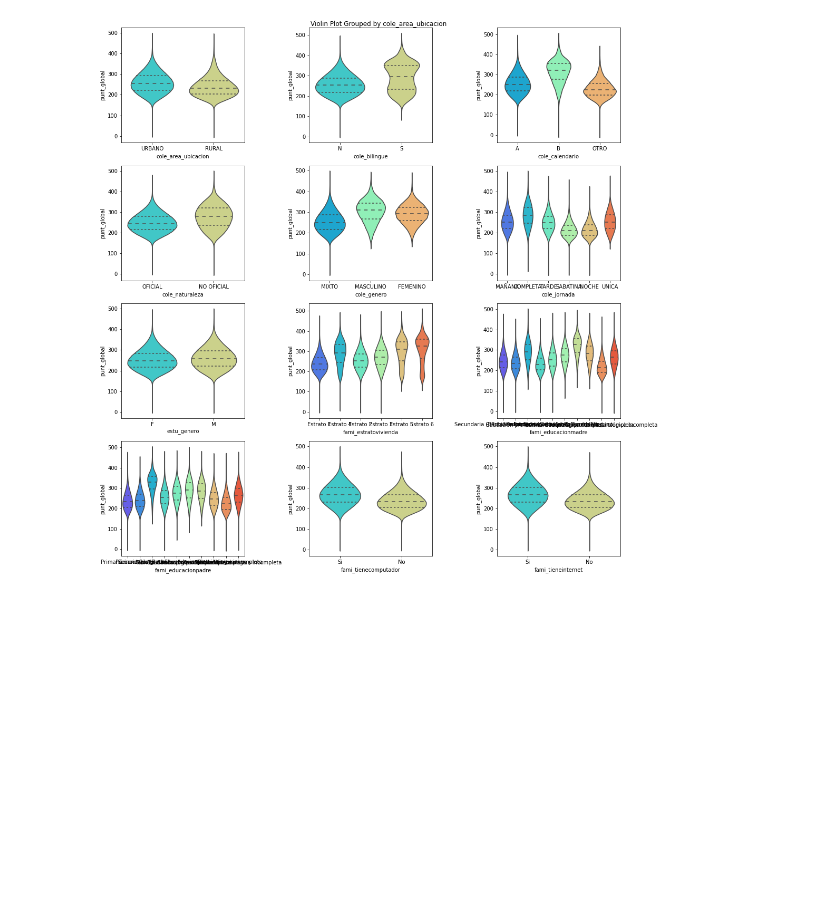
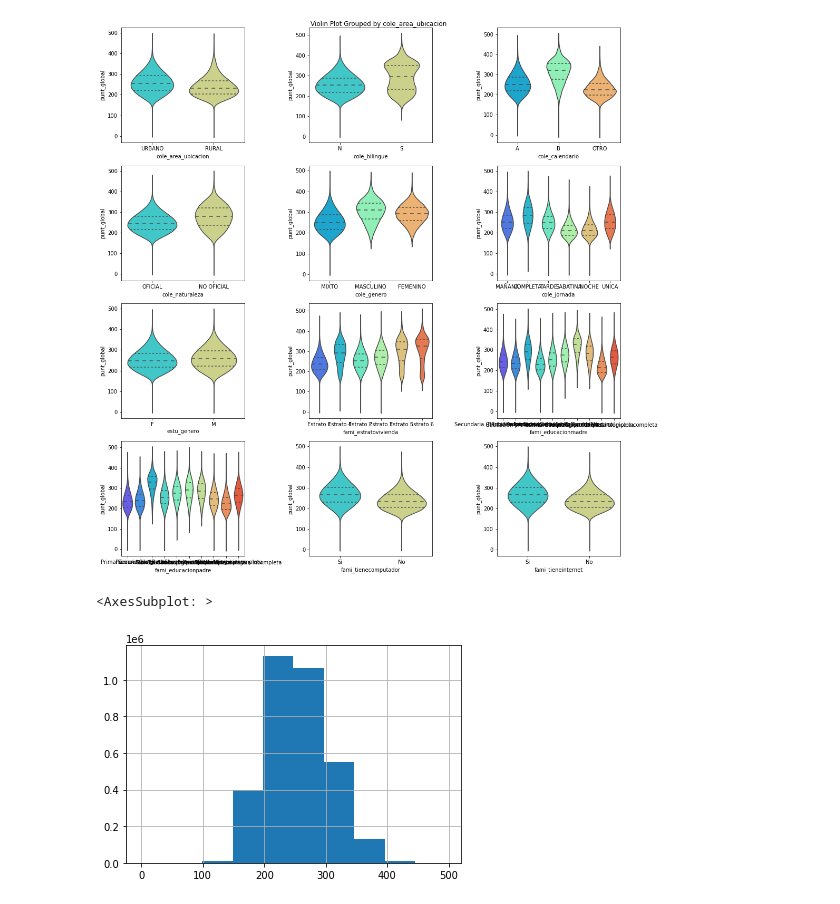
Before and after one commit to AnaliticaComputacional-2023-10/Proyecto3, a Jupyter notebook: Soportes/EDA.ipynb, the cells around one changed output. Cells and saved outputs as stored; diff of their text form; code cells hidden in the pictures; blank space fills up the shorter version.

```diff
--- a/Soportes/EDA.ipynb
+++ b/Soportes/EDA.ipynb
@@ -147,3 +147,8 @@ plt.tight_layout()
 plt.show()
 # %% [output]
 [figure]
+# %%
+df['punt_global'].hist()
+# %% [output]
+<AxesSubplot: >
+[figure, added]
```
Also changed, not shown: parts of 1 cell of this notebook, 2 other files.
